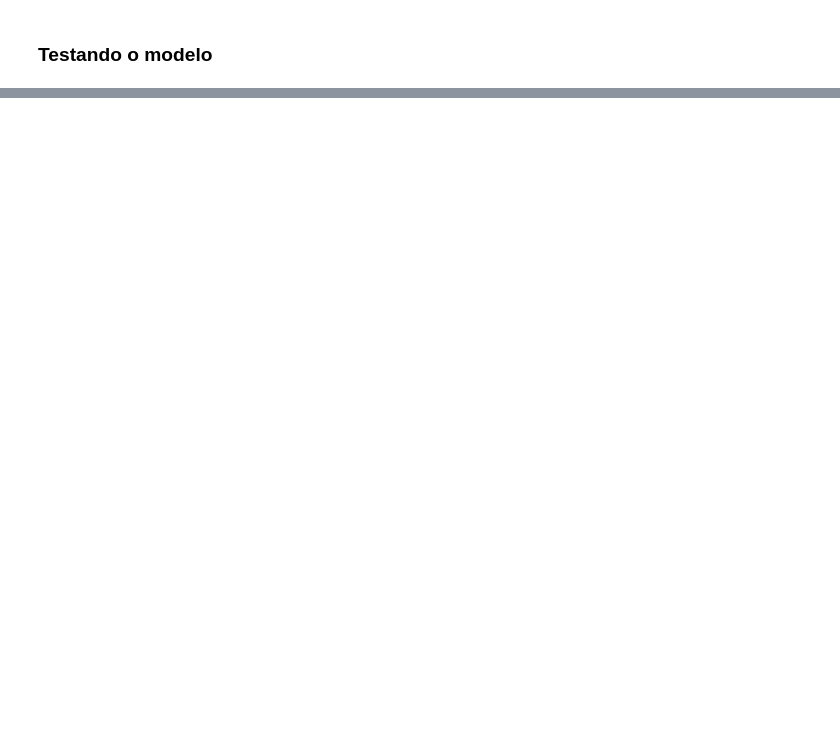
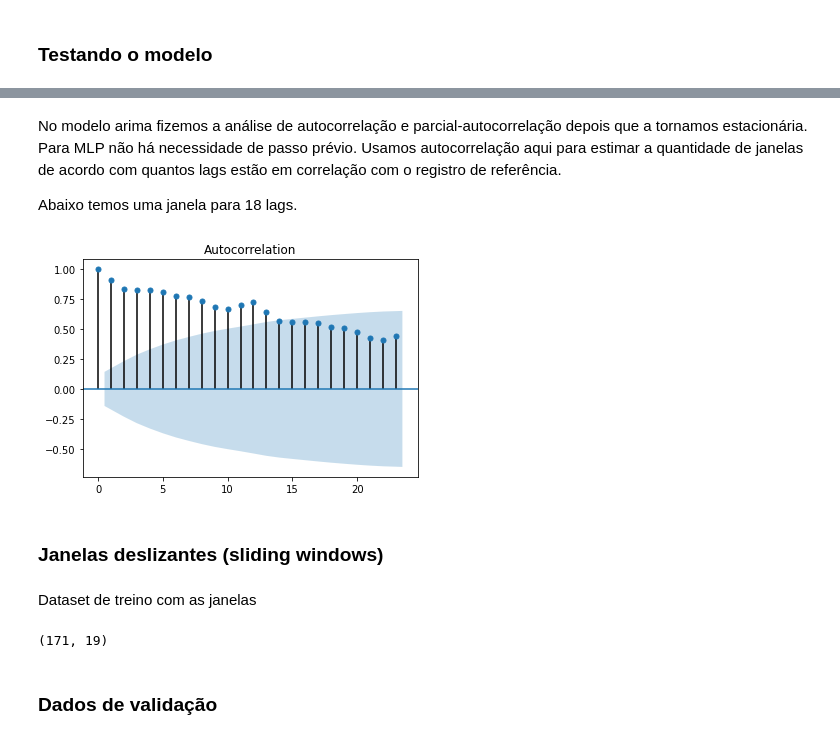
Before and after one commit to bernarducs/code_chunks, a Jupyter notebook: Projeto_Séries_Temporais.ipynb, the cells around one changed output, grey strips where cells are left out. Cells and saved outputs as stored; diff of their text form; code cells hidden in the pictures; blank space fills up the shorter version.

```diff
--- a/Projeto_Séries_Temporais.ipynb
+++ b/Projeto_Séries_Temporais.ipynb
@@ -252,0 +266,10 @@ plt.show()
+# %% [markdown]
+No modelo arima fizemos a análise de autocorrelação e parcial-autocorrelação depois que a tornamos estacionária. Para MLP não há necessidade de passo prévio. Usamos autocorrelação aqui para estimar a quantidade de janelas de acordo com quantos lags estão em correlação com o registro de referência.
+
+Abaixo temos uma janela para 18 lags.
+# %%
+plot_acf(treino.freq);
+# %% [output]
+[figure, added]
+# %% [markdown]
+### Janelas deslizantes (sliding windows)
@@ -252,0 +286,9 @@ plt.show()
+# %% [markdown]
+Dataset de treino com as janelas
+# %%
+windows_train = create_sliding_windows(treino.freq.values, 18)
+windows_train.shape
+# %% [output]
+(171, 19)
+# %% [markdown]
+### Dados de validação
```
Also changed, not shown: parts of 32 cells of this notebook.
